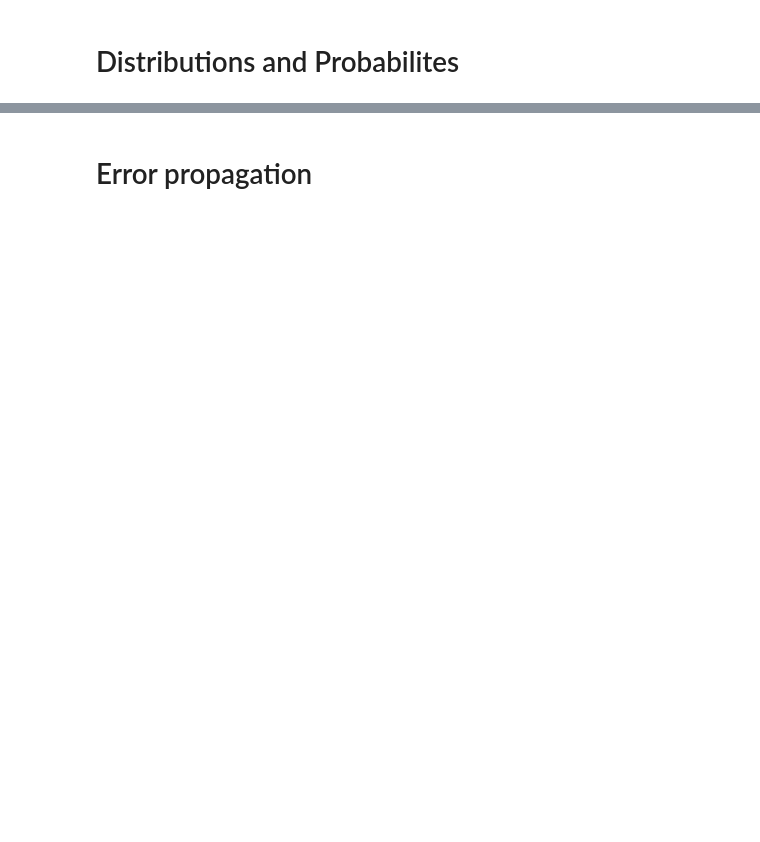
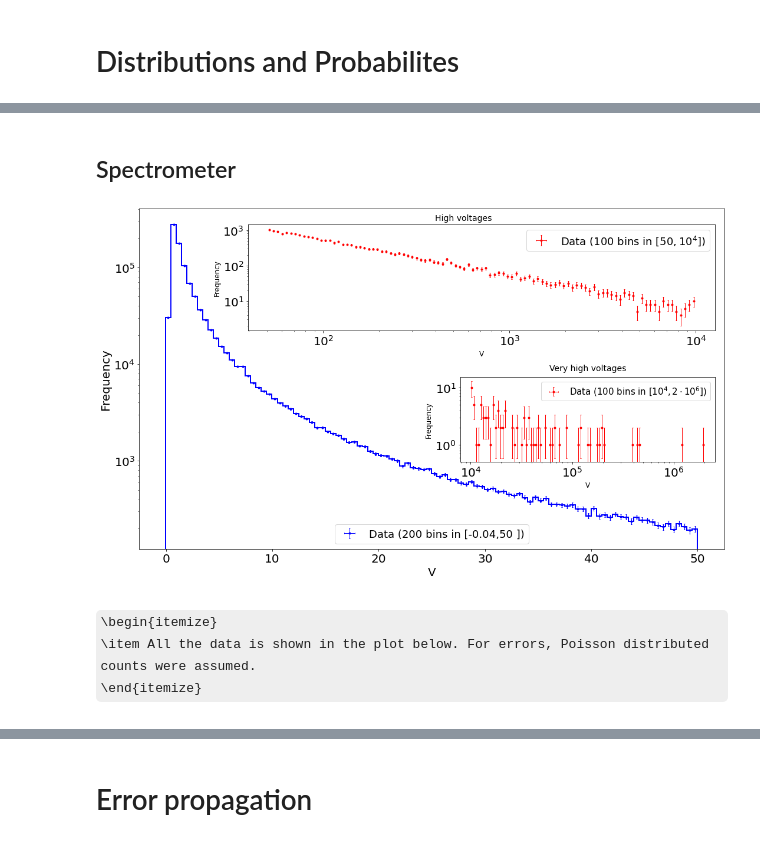
Before and after one commit to kirilklein/Applied_Statistics, a Jupyter notebook: Exam/main_exam.ipynb, the cells around one changed output, grey strips where cells are left out. Cells and saved outputs as stored; diff of their text form; code cells hidden in the pictures; some formulas as TeX source; blank space fills up the shorter version.

Commit message:
function added

```diff
--- a/Exam/main_exam.ipynb
+++ b/Exam/main_exam.ipynb
@@ -49,0 +113,35 @@ P(k;n,p) = \binom{n}{k}p^k(1-p)^{n-k}\,.
+# %% [markdown]
+## Spectrometer
+# %%
+volt = ast.load_url_data("https://www.nbi.dk/~petersen/data_VoltagePeaks.txt")
+x, y, sy, binwidth, fig, ax = vis.nice_histogram(
+    volt,100, show_plot=False, x_range= (-0.04,50),
+    ylog_scale = True,xlog_scale = False, xlabel = 'V', figsize = (15,9), legend_loc = 8,
+    data_label='Data (200 bins in [-0.04,50 ])', plot_hist = True, color_hist = 'b')
+inset_bbox = [.98,.95,11,2.5]
+axins = inset_axes(
+    ax, width = inset_bbox[2], height = inset_bbox[3], bbox_to_anchor =inset_bbox[:2],
+    bbox_transform=ax.figure.transFigure)
+inset_bbox2 = [.98,.55,6,2]
+axins2 = inset_axes(
+    ax, width = inset_bbox2[2], height = inset_bbox2[3], bbox_to_anchor =inset_bbox2[:2],
+    bbox_transform=ax.figure.transFigure)
+axins.text(0.40, 1.1, "High voltages", transform=axins.transAxes, fontsize=14, verticalalignment='top')
+axins2.text(0.5, 1.15, "Very high voltages", transform=axins2.transAxes, fontsize=14, verticalalignment='top',
+            horizontalalignment = 'center')
+
+
+_,_,_,_,fig,ax = vis.nice_histogram(volt,100, show_plot=True, x_range= (50,10000), xlog_scale = True,
+                                    ylog_scale = True, xlabel = 'V', axis = axins,
+                                    figure = fig, plot_legend = True, ecolor='r', fmt ='.r',
+                                    label_fs=12, data_label='Data (100 bins in ' +r'$[50, 10^4])$',
+                                   color_hist= 'r')
+_,_,_,_,fig,ax = vis.nice_histogram(volt,100, show_plot=True, x_range= (10000,2e6), xlog_scale = True,
+                                    ylog_scale = True, xlabel = 'V', axis = axins2,
+                                    figure = fig, plot_legend = True, ecolor='r', fmt ='.r',
+                                    label_fs=12, data_label='Data (100 bins in ' + r'$[10^4, 2\cdot10^6])$', legend_fs = 15,
+                                    save = True, figname = 'img/voltages.png', dpi = 150,  color_hist = 'r')
+#If there is time left at the end produce histogram for high values, therefore change the function
+display(fig)
+# %% [output]
+[figure, added]
@@ -49,0 +207,4 @@ P(k;n,p) = \binom{n}{k}p^k(1-p)^{n-k}\,.
+# %% [markdown]
+\begin{itemize}
+    \item All the data is shown in the plot below. For errors, Poisson distributed counts were assumed.
+\end{itemize}
```
Also changed, not shown: parts of 94 cells of this notebook, 5 other files.
